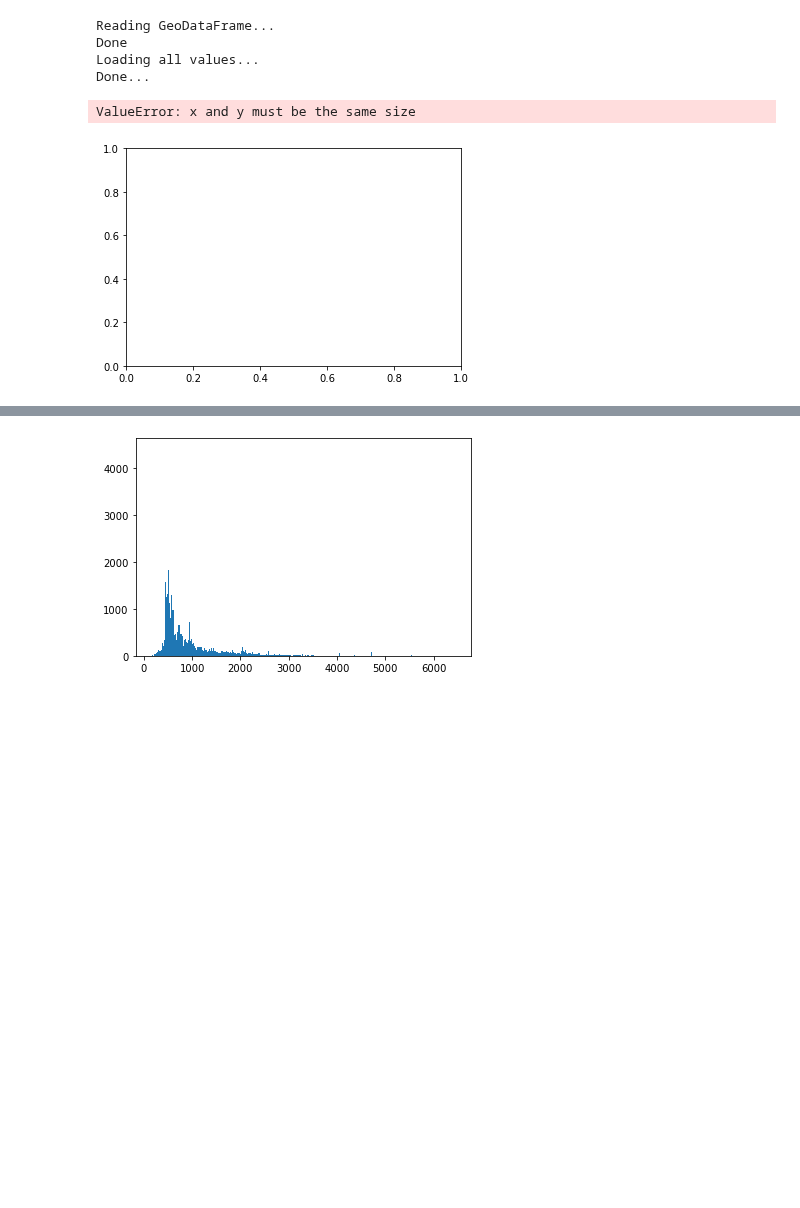
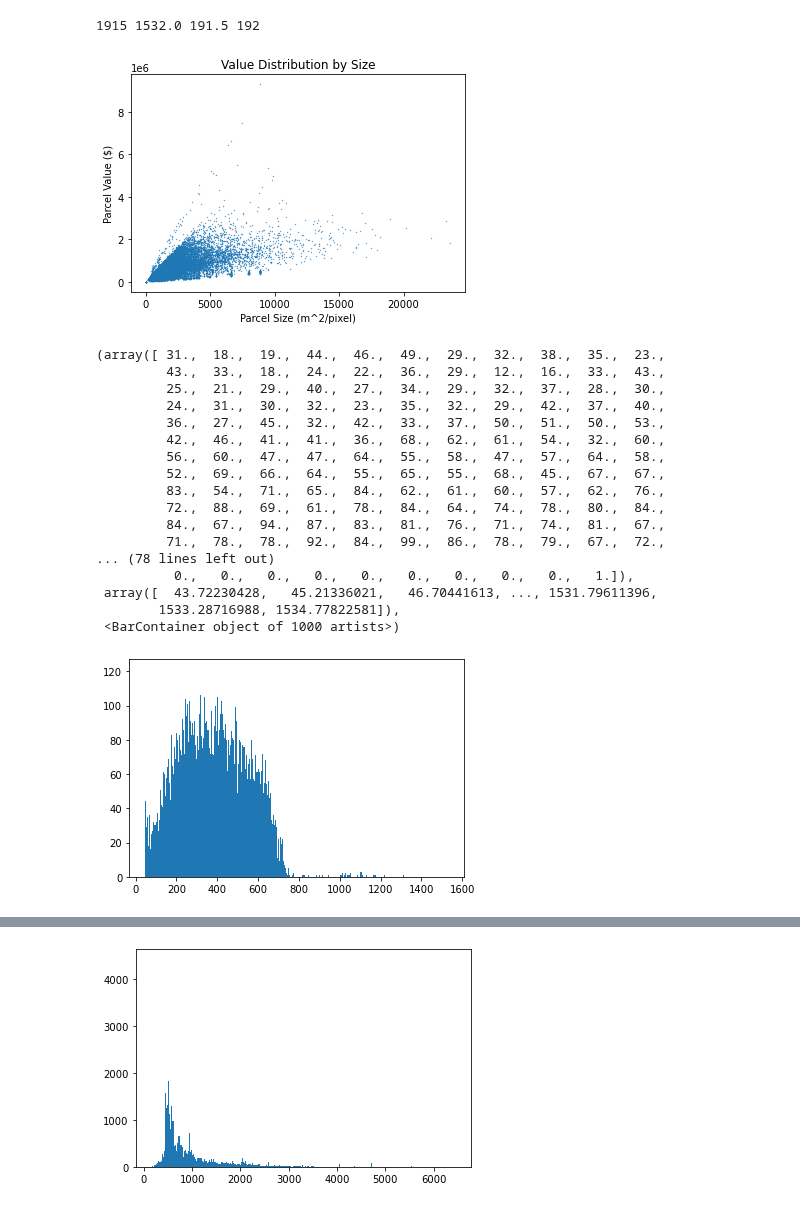
Before and after one commit to mvrl/disaggregation, a Jupyter notebook: aggregation/counting.ipynb, the cells around one changed output, grey strips where cells are left out. Drawn from its saved outputs; the diff is of its cells as text; code cells hidden in the pictures; blank space fills up the shorter version.

```diff
--- a/aggregation/counting.ipynb
+++ b/aggregation/counting.ipynb
@@ -3,21 +3,20 @@ import util
 from tqdm import tqdm
 import numpy as np
 
-
-ds = util.make_dataset('train', sample_mode='combine')
+train_loader, val_loader, test_loader = util.make_loaders(batch_size = 1, mode = 'test', sample_mode='combine')
 
 pixel_counts = []
 values = []
-for sample in tqdm(ds):
+for sample in train_loader:
     #image_count+=1
     #parcel_counts = np.append(parcel_counts, len(sample['masks']))
     #print(sample['masks'].shape)
     #print(sample['values'].shape)
 
 
-    for mask in sample['masks']:
+    for mask in sample['masks'][0]:
         pixel_counts.append(np.count_nonzero(mask))
-    for value in sample['values']:
+    for value in sample['values'][0]:
         values.append(value)
 
 
@@ -27,38 +26,53 @@ for sample in tqdm(ds):
 #print(np.mean(pixel_counts))
 #print(np.mean(values))
 # %% [output]
-Reading GeoDataFrame...
-Done
-Loading all values...
-Done...
+1915 1532.0 191.5 192
 # %%
 import matplotlib.pyplot as plt
 import pandas as pd
-import seaborn as sns
+#import seaborn as sns
 
 #vals = pd.DataFrame(np.array(values))
 vals = np.array(values)
 sizes = np.array(pixel_counts)
-
-
 
 plt.scatter(sizes,vals, s=0.1)
 plt.title("Value Distribution by Size")
 plt.xlabel('Parcel Size (m^2/pixel)')
 plt.ylabel('Parcel Value ($)')
 #plt.set_xlim(0,500000)
-plt.set_ylim(0,500000)
+#plt.set_ylim(0,500000)
 plt.savefig('/u/amo-d0/grad/cgar/Projects/disaggregation/Plots/value_dist.jpg')
 plt.show()
+
+ratio = np.divide(vals,sizes)
+plt.hist(ratio, bins=1000)
 
 #ax = sns.kdeplot(x = vals, y = sizes,
 #     fill= True, thresh=0, levels =10,cmap="mako")
 #ax.set(xlabel = "True Values", ylabel = "Estimated Value", title= "Prediction Density Plot")
 #plt.savefig(density_pth)
 #plt.show()
 # %% [output]
+[figure, new version]
-ValueError: x and y must be the same size
+(array([ 31.,  18.,  19.,  44.,  46.,  49.,  29.,  32.,  38.,  35.,  23.,
+         43.,  33.,  18.,  24.,  22.,  36.,  29.,  12.,  16.,  33.,  43.,
+         25.,  21.,  29.,  40.,  27.,  34.,  29.,  32.,  37.,  28.,  30.,
+         24.,  31.,  30.,  32.,  23.,  35.,  32.,  29.,  42.,  37.,  40.,
+         36.,  27.,  45.,  32.,  42.,  33.,  37.,  50.,  51.,  50.,  53.,
+         42.,  46.,  41.,  41.,  36.,  68.,  62.,  61.,  54.,  32.,  60.,
+         56.,  60.,  47.,  47.,  64.,  55.,  58.,  47.,  57.,  64.,  58.,
+         52.,  69.,  66.,  64.,  55.,  65.,  55.,  68.,  45.,  67.,  67.,
+         83.,  54.,  71.,  65.,  84.,  62.,  61.,  60.,  57.,  62.,  76.,
+         72.,  88.,  69.,  61.,  78.,  84.,  64.,  74.,  78.,  80.,  84.,
+         84.,  67.,  94.,  87.,  83.,  81.,  76.,  71.,  74.,  81.,  67.,
+         71.,  78.,  78.,  92.,  84.,  99.,  86.,  78.,  79.,  67.,  72.,
+... (78 lines left out)
+          0.,   0.,   0.,   0.,   0.,   0.,   0.,   0.,   0.,   1.]),
+ array([  43.72230428,   45.21336021,   46.70441613, ..., 1531.79611396,
+        1533.28716988, 1534.77822581]),
+ <BarContainer object of 1000 artists>)
-[figure, old version]
+[figure, added]
 # %%
 avg = vals/sizes
 avg.mean()
```
Also changed, not shown: parts of 2 cells of this notebook, 8 other files.
